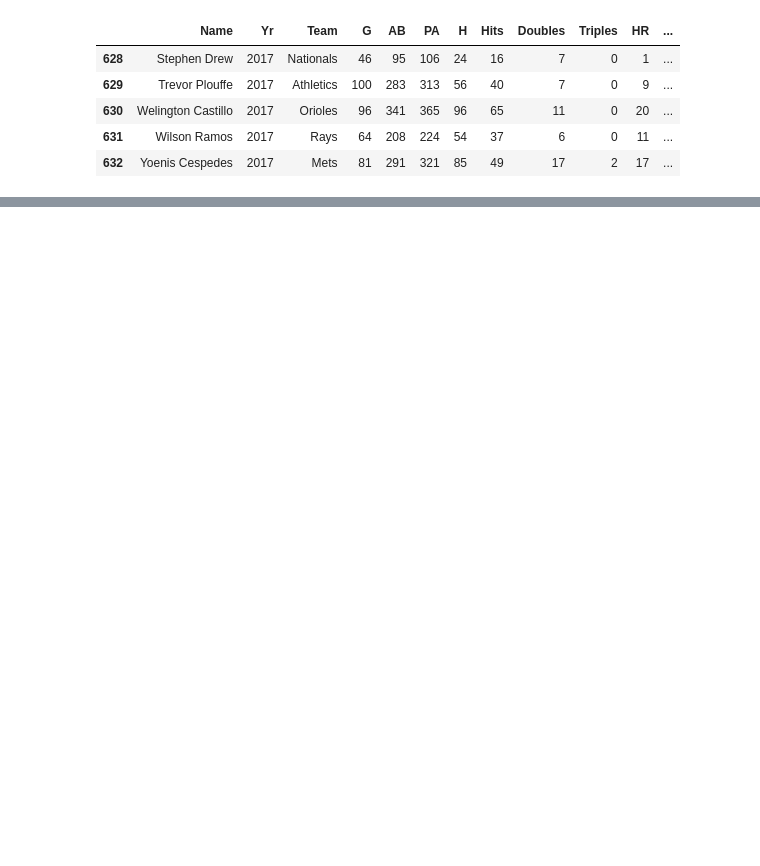
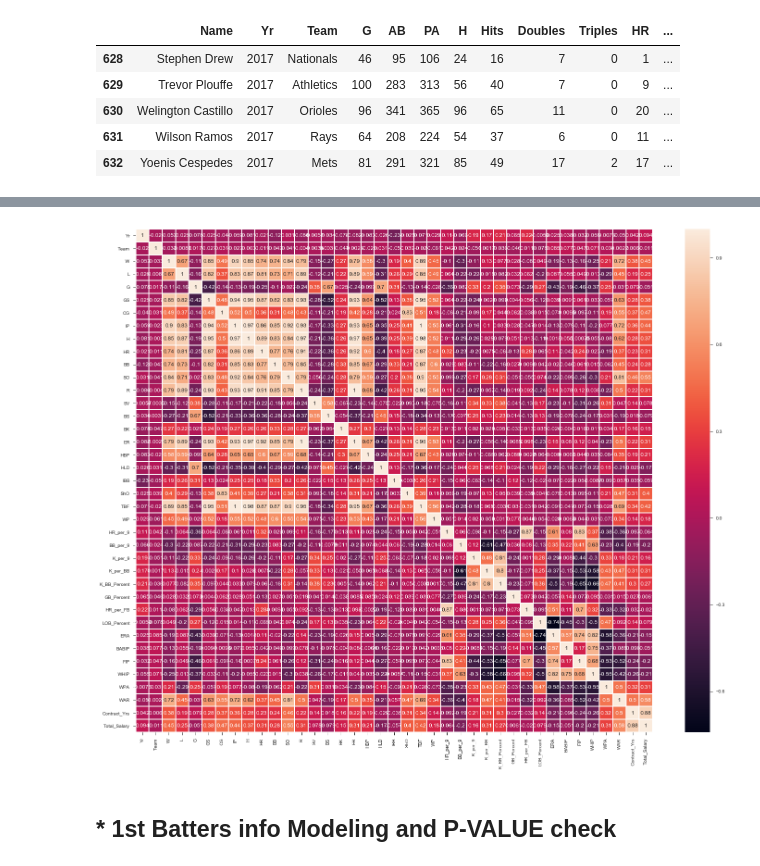
Before and after one commit to nano199019/Personal_Project, a Jupyter notebook: MLB_Project/2nd.ipynb, the cells around one changed output, grey strips where cells are left out. Cells and saved outputs as stored; diff of their text form; code cells hidden in the pictures; blank space fills up the shorter version.

```diff
--- a/MLB_Project/2nd.ipynb
+++ b/MLB_Project/2nd.ipynb
@@ -632,0 +627,11 @@ enc_dict_team = {'Team' : df_team_le}
+# %%
+## Checking Correlation for Pitchers Independent Variables
+
+plt.figure(figsize=(25, 20))
+pit_df_corr = pd.DataFrame.corr(df_pitX)
+sns.heatmap(pit_df_corr, annot=True, linewidths=1)
+plt.show()
+# %% [output]
+[figure, added]
+# %% [markdown]
+## * 1st  Batters info Modeling and P-VALUE check
```
Also changed, not shown: parts of 20 cells of this notebook.
